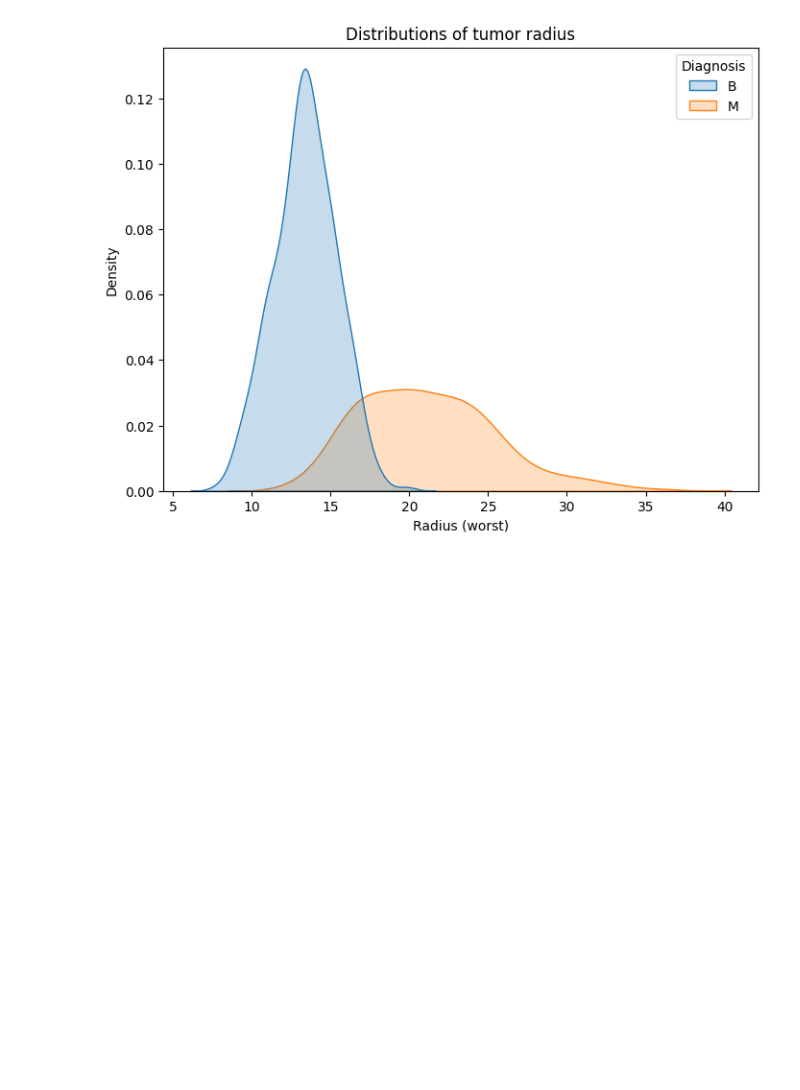
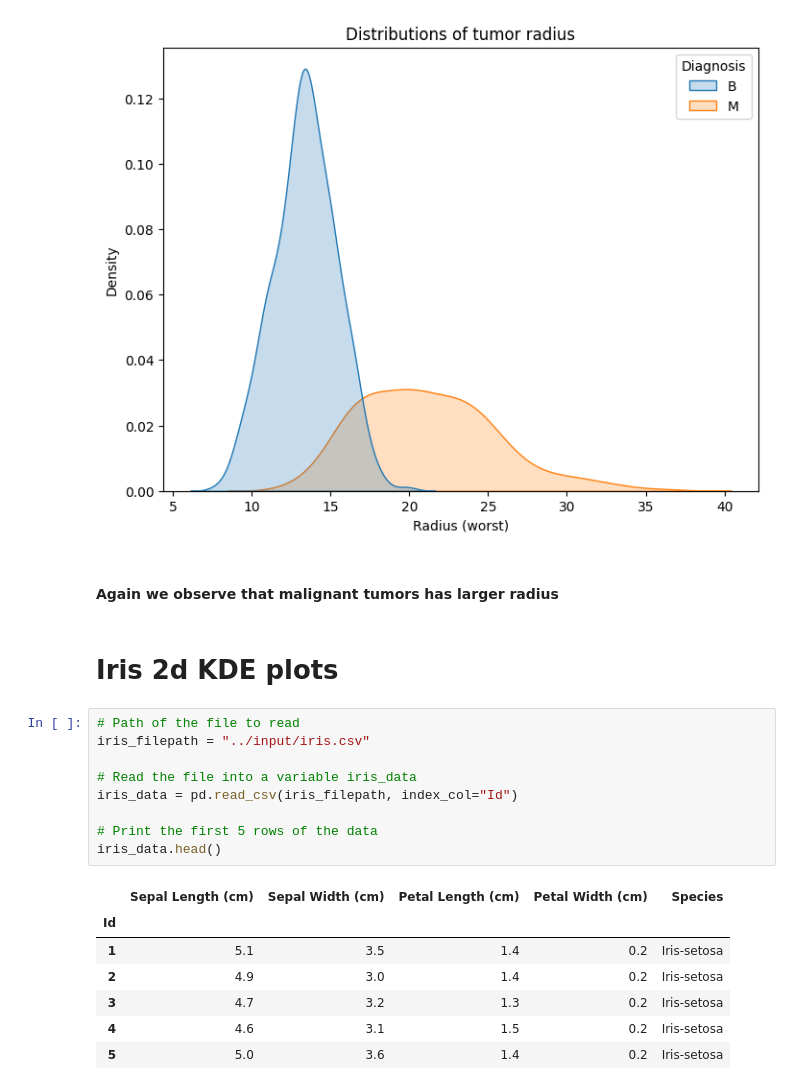
Before and after one commit to MoroderMind/learning, a Jupyter notebook: seaborn_exercises/4. Distributions.ipynb, the cells around one changed output. Saved outputs shown, nothing was run; the diff lists cells and outputs as text; blank space fills up the shorter version.

```diff
--- a/seaborn_exercises/4. Distributions.ipynb
+++ b/seaborn_exercises/4. Distributions.ipynb
@@ -47,3 +47,24 @@ sns.kdeplot(data=cancer_data, x='Radius (worst)', hue='Diagnosis', fill=True)
 # %% [output]
 <Axes: title={'center': 'Distributions of tumor radius'}, xlabel='Radius (worst)', ylabel='Density'>
 [figure]
+# %% [markdown]
+#### Again we observe that malignant tumors has larger radius
+# %% [markdown]
+# Iris 2d KDE plots
+# %%
+# Path of the file to read
+iris_filepath = "../input/iris.csv"
+
+# Read the file into a variable iris_data
+iris_data = pd.read_csv(iris_filepath, index_col="Id")
+
+# Print the first 5 rows of the data
+iris_data.head()
+# %% [output]
+|  | Sepal Length (cm) | Sepal Width (cm) | Petal Length (cm) | Petal Width (cm) | Species |
+| Id |  |  |  |  |  |
+| 1 | 5.1 | 3.5 | 1.4 | 0.2 | Iris-setosa |
+| 2 | 4.9 | 3.0 | 1.4 | 0.2 | Iris-setosa |
+| 3 | 4.7 | 3.2 | 1.3 | 0.2 | Iris-setosa |
+| 4 | 4.6 | 3.1 | 1.5 | 0.2 | Iris-setosa |
+| 5 | 5.0 | 3.6 | 1.4 | 0.2 | Iris-setosa |
```
Also changed, not shown: parts of 3 cells of this notebook.
